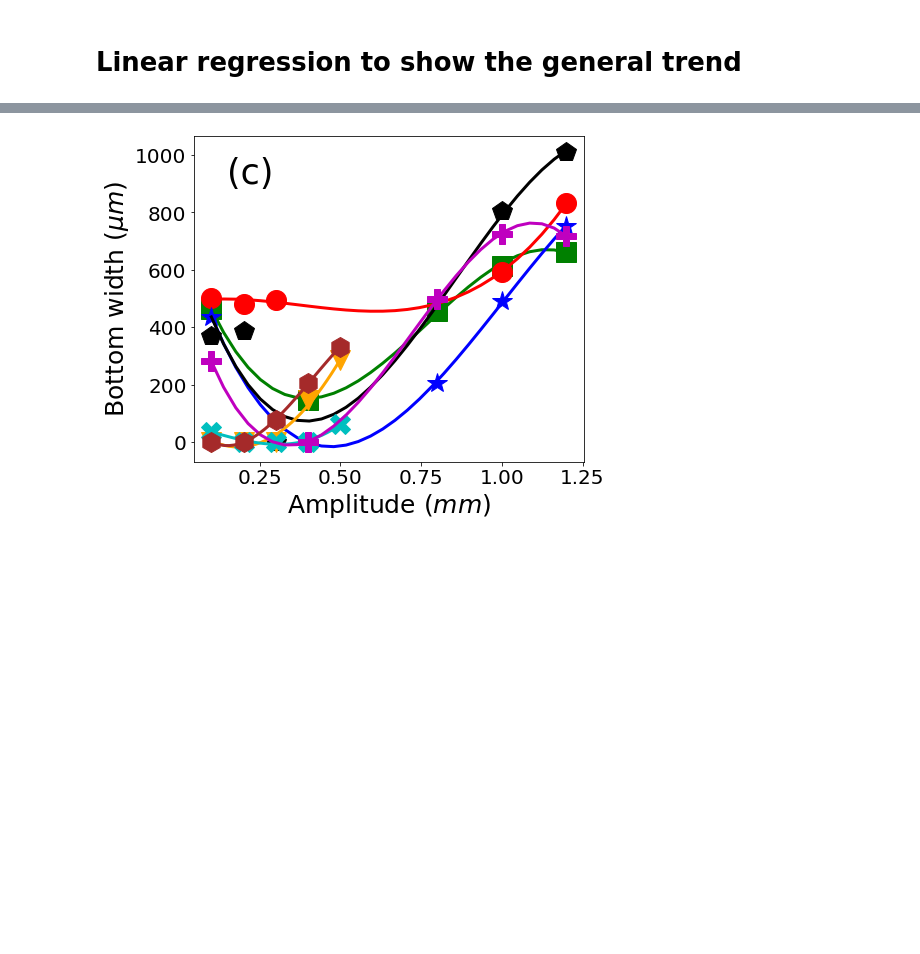
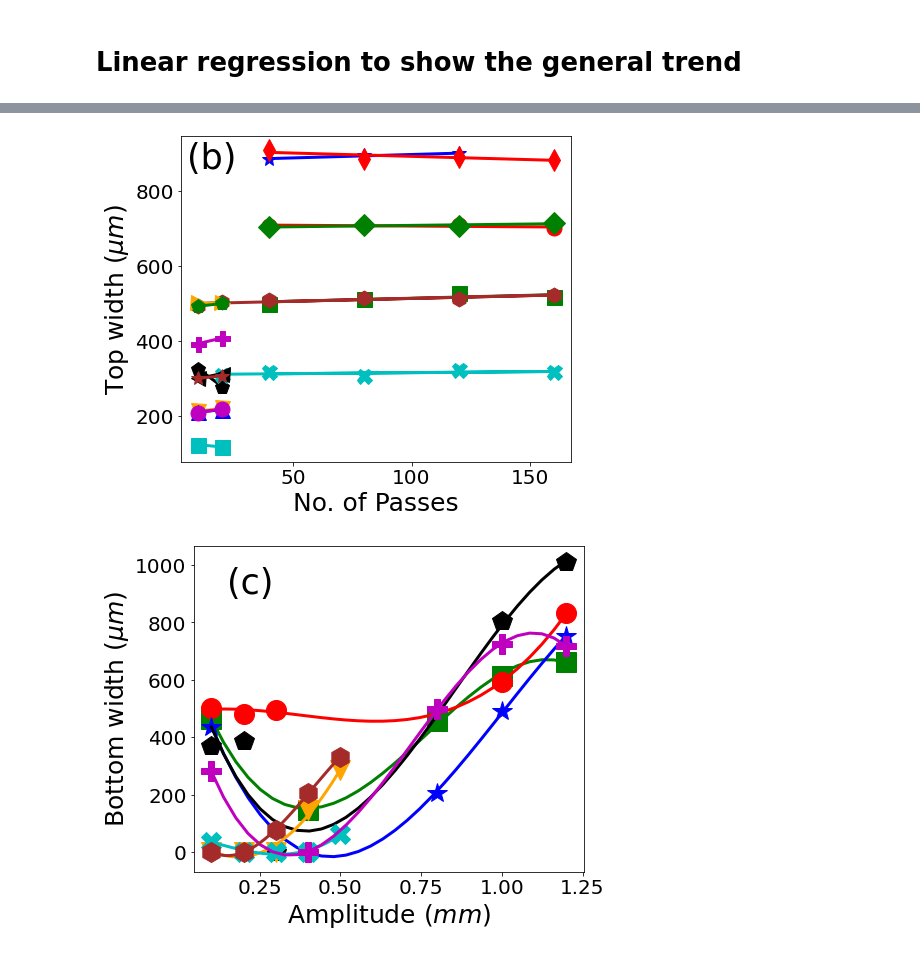
Before and after one commit to Razybehbahani/ML, a Jupyter notebook: Width_indiv_param_dep.ipynb, the cells around one changed output, grey strips where cells are left out. Saved outputs shown, nothing was run; the diff lists cells and outputs as text; code cells hidden in the pictures; blank space fills up the shorter version.

```diff
--- a/Width_indiv_param_dep.ipynb
+++ b/Width_indiv_param_dep.ipynb
@@ -238,3 +260,45 @@ plt.show()
+# %%
+fig = plt.figure(figsize=(7,6))
+ax1 = fig.add_subplot(111)
+
+plt.subplots_adjust(wspace=0.2)
+model1 = Pipeline([
+    ('linear_regression', LinearRegression())
+])
+
+grouped_df = df1.groupby(['Frequency', 'Speed','Amplitude' \
+                                , 'Focal_Position'], as_index=False)
+colors = ["g","r", "b", "k", "orange", "c", "m", 'brown']
+markers = ["s", "o", "*", "p","v" ,"X", "P", "h", "D", "d",  "^", "<", ">"]
+
+i = 0
+for key, item in grouped_df:
+
+    if item.shape[0] >= 2 :
+        x = grouped_df.get_group(key).Passes
+        y = grouped_df.get_group(key).Top_width
+        Model1 = model1.fit((np.array(x)).reshape(-1,1), y)
+        y_ln = Model1.predict((np.array(x)).reshape(-1,1))
+        ax1.plot(x,y, marker=markers[i%13],c = colors[i%8],lw=0, ms=15)
+        ax1.plot(x,y_ln, '-',c = colors[i%8], lw=3)
+
+        i += 1
+
+ax1.text(5,860,'(b)',fontsize= 35)
+# ax2.text(5,350,'(c)',fontsize= 35)
+ax1.set_xlabel('No. of Passes', fontsize=25)
+ax1.set_ylabel('Top width ($\\mu m$)', fontsize=25)
+
+ax1.tick_params(axis='x', labelsize=20)
+ax1.tick_params(axis='y', labelsize=20)
+
+plt.savefig('Graphs/Topwidth_passes.png',bbox_inches='tight')
+
+
+
+plt.show()
+# %% [output]
+[figure, added]
 # %%
 fig = plt.figure(figsize=(7,6))
 ax2 = fig.add_subplot(111)
```
Also changed, not shown: parts of 9 cells of this notebook.
